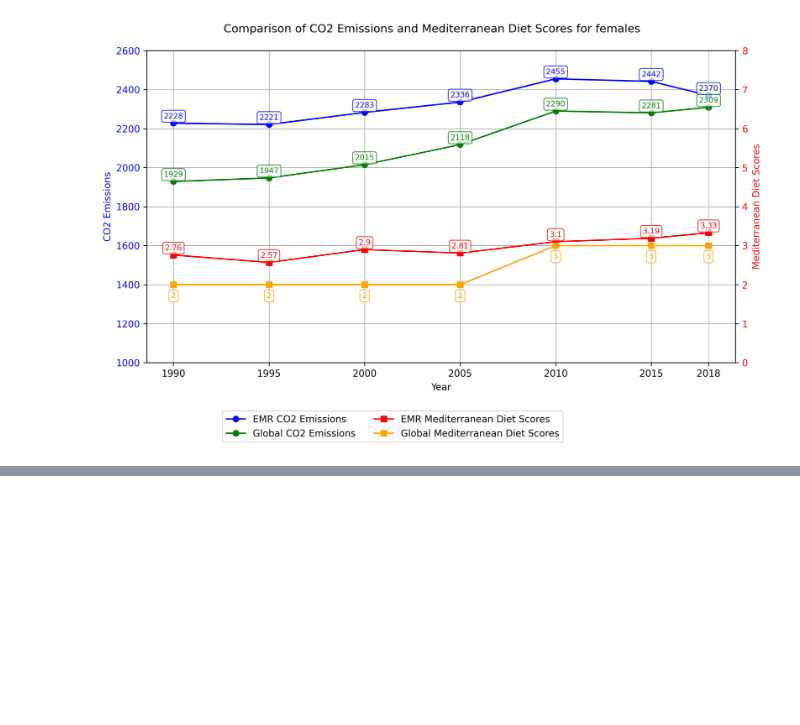
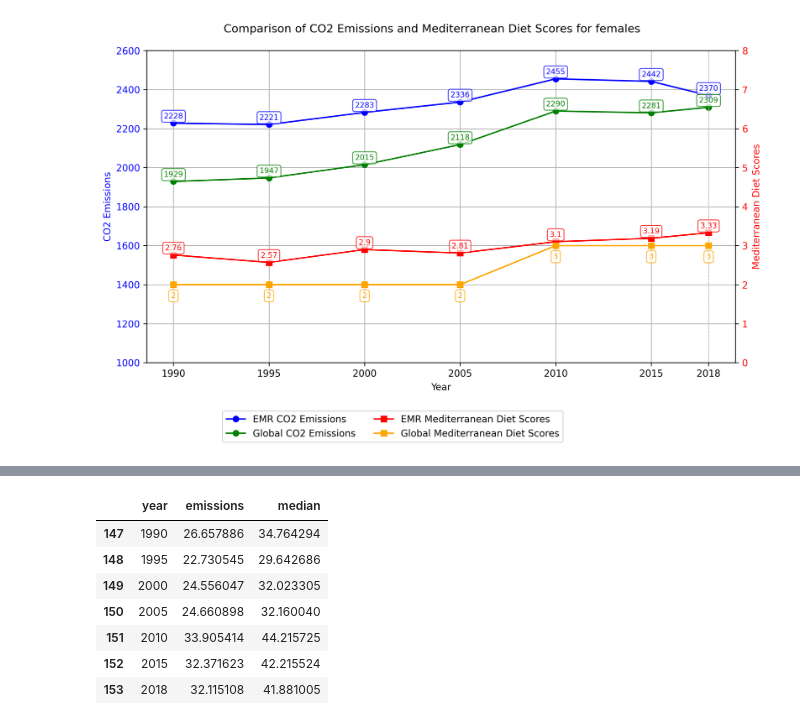
Before and after one commit to iMaatin/climate_change, a Jupyter notebook: vis.ipynb, the cells around one changed output, grey strips where cells are left out. Drawn from its saved outputs; the diff is of its cells as text; code cells hidden in the pictures; blank space fills up the shorter version.

```diff
--- a/vis.ipynb
+++ b/vis.ipynb
@@ -454,0 +535,11 @@ medit_plots(emr_co2, global_co2, emr_medit_females, glo_medit_females, 'Mediterr
+# %%
+d1
+# %% [output]
+|  | year | emissions | median |
+| 147 | 1990 | 26.657886 | 34.764294 |
+| 148 | 1995 | 22.730545 | 29.642686 |
+| 149 | 2000 | 24.556047 | 32.023305 |
+| 150 | 2005 | 24.660898 | 32.160040 |
+| 151 | 2010 | 33.905414 | 44.215725 |
+| 152 | 2015 | 32.371623 | 42.215524 |
+| 153 | 2018 | 32.115108 | 41.881005 |
```
Also changed, not shown: parts of 7 cells of this notebook, 1 other file.
